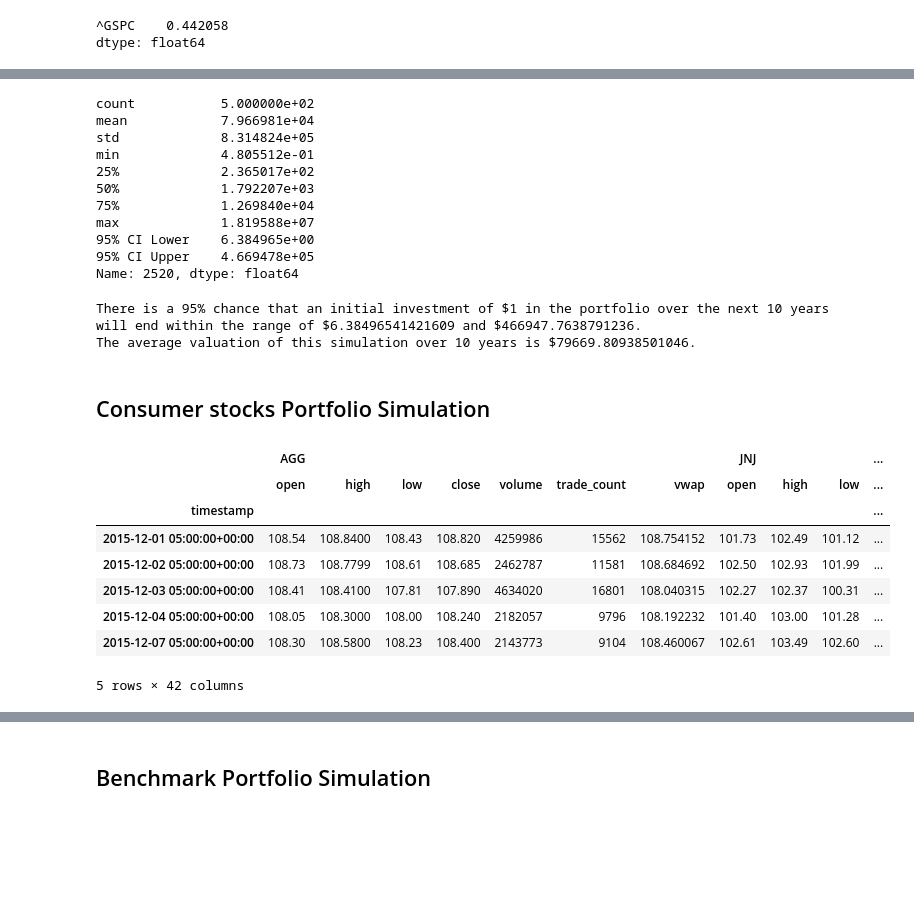
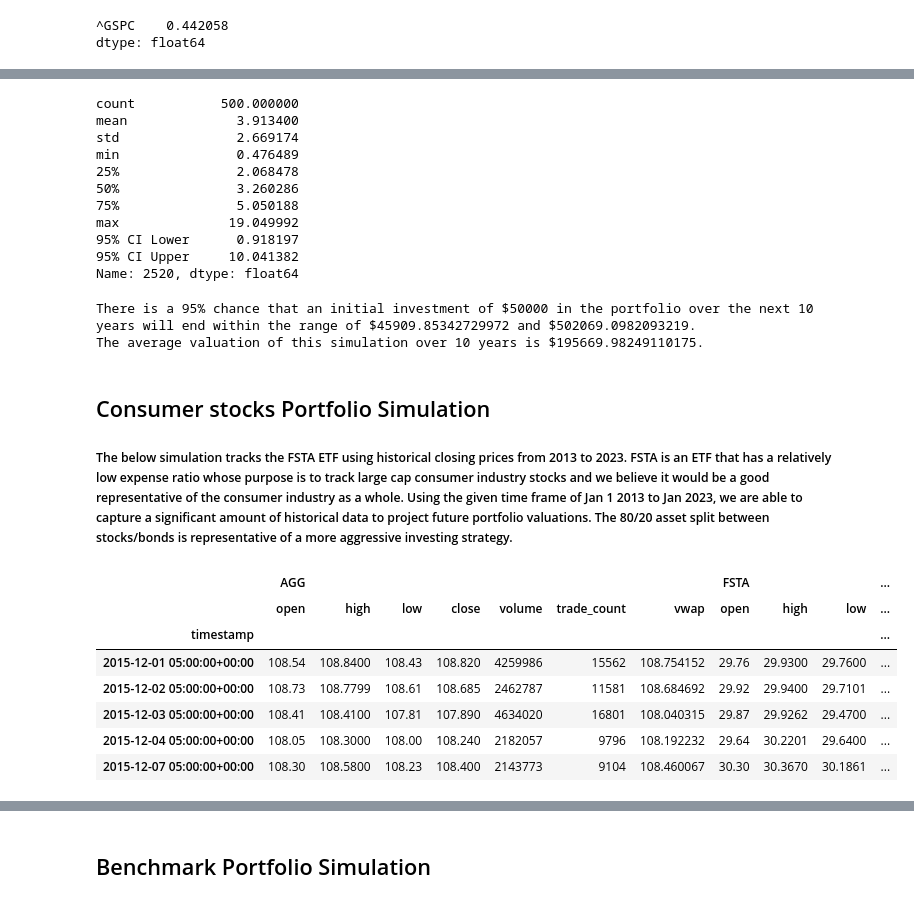
Before and after one commit to reiccv/Project_1_Portfolio_Analysis, a Jupyter notebook: Portfolio_Analysis_Tech_vs_Consumer.ipynb, the cells around one changed output, grey strips where cells are left out. Saved outputs shown, nothing was run; the diff lists cells and outputs as text; code cells hidden in the pictures; blank space fills up the shorter version.

```diff
--- a/Portfolio_Analysis_Tech_vs_Consumer.ipynb
+++ b/Portfolio_Analysis_Tech_vs_Consumer.ipynb
@@ -652,7 +642,7 @@ MC_10year_tech_summary_statistics = MC_10year_tech.summarize_cumulative_return()
 
 display(MC_10year_tech_summary_statistics)
 
-total_tech_stocks_bonds = 1
+total_tech_stocks_bonds = 50000
 
 ci_lower_10_cumulative_return_tech = MC_10year_tech_summary_statistics[8]*total_tech_stocks_bonds
 ci_upper_10_cumulative_return_tech = MC_10year_tech_summary_statistics[9]*total_tech_stocks_bonds
@@ -663,76 +653,67 @@ print(f"There is a 95% chance that an initial investment of ${total_tech_stocks_
 
 print(f"The average valuation of this simulation over 10 years is ${mean_10_cumulative_return_tech}.")
 # %% [output]
-count           5.000000e+02
-mean            7.966981e+04
-std             8.314824e+05
-min             4.805512e-01
-25%             2.365017e+02
-50%             1.792207e+03
-75%             1.269840e+04
-max             1.819588e+07
-95% CI Lower    6.384965e+00
-95% CI Upper    4.669478e+05
+count           500.000000
+mean              3.913400
+std               2.669174
+min               0.476489
+25%               2.068478
+50%               3.260286
+75%               5.050188
+max              19.049992
+95% CI Lower      0.918197
+95% CI Upper     10.041382
 Name: 2520, dtype: float64
-There is a 95% chance that an initial investment of $1 in the portfolio over the next 10 years will end within the range of $6.38496541421609 and $466947.7638791236.
-The average valuation of this simulation over 10 years is $79669.80938501046.
+There is a 95% chance that an initial investment of $50000 in the portfolio over the next 10 years will end within the range of $45909.85342729972 and $502069.0982093219.
+The average valuation of this simulation over 10 years is $195669.98249110175.
 # %% [markdown]
 ## Consumer stocks Portfolio Simulation
+
+##### The below simulation tracks the FSTA ETF using historical closing prices from 2013 to 2023. FSTA is an ETF that has a relatively low expense ratio whose purpose is to track large cap consumer industry stocks and we believe it would be a good representative of the consumer industry as a whole. Using the given time frame of Jan 1 2013 to Jan 2023, we are able to capture a significant amount of historical data to project future portfolio valuations. The 80/20 asset split between stocks/bonds is representative of a more aggressive investing strategy.
 # %%
 load_dotenv()
 
 alpaca_api_key = os.getenv("ALPACA_API_KEY")
 alpaca_secret_key = os.getenv("ALPACA_SECRET_KEY")
 type(alpaca_secret_key )
 
 
 alpaca = tradeapi.REST(
     alpaca_api_key,
     alpaca_secret_key,
     api_version = "v2"
 )
 
-tickers = ["AGG","JNJ", "K", "KO", "PG", "WMT"]
+tickers = ["AGG","FSTA"]
 
 timeframe = "1DAY"
 
-## use conservative time frame
-
 start_date = pd.Timestamp("2013-01-01", tz="America/New_York").isoformat()
-end_date = pd.Timestamp("2017-01-01", tz="America/New_York").isoformat()
+end_date = pd.Timestamp("2023-01-01", tz="America/New_York").isoformat()
 
 consumer_portfolio = alpaca.get_bars(
     tickers,
     timeframe,
     start = start_date,
     end = end_date
 ).df
 
 AGG = consumer_portfolio[consumer_portfolio['symbol']=='AGG'].drop('symbol', axis=1)
 
-JNJ = consumer_portfolio[consumer_portfolio['symbol']=='JNJ'].drop('symbol', axis=1)
+FSTA = consumer_portfolio[consumer_portfolio['symbol']=='FSTA'].drop('symbol', axis=1)
 
-K = consumer_portfolio[consumer_portfolio['symbol']=='K'].drop('symbol', axis=1)
-
-KO = consumer_portfolio[consumer_portfolio['symbol']=='KO'].drop('symbol', axis=1)
-
-PG = consumer_portfolio[consumer_portfolio['symbol']=='PG'].drop('symbol', axis=1)
-
-WMT = consumer_portfolio[consumer_portfolio['symbol']=='WMT'].drop('symbol', axis=1)
-
-consumer_portfolio = pd.concat([AGG,JNJ,K,KO,PG,WMT],axis=1, keys=['AGG','JNJ','K','KO','PG','WMT'])
+consumer_portfolio = pd.concat([AGG,FSTA],axis=1, keys=['AGG','FSTA'])
 
 consumer_portfolio.head()
 # %% [output]
-|  | AGG |  |  |  |  |  |  | JNJ |  |  | ... |
+|  | AGG |  |  |  |  |  |  | FSTA |  |  | ... |
 |  | open | high | low | close | volume | trade_count | vwap | open | high | low | ... |
 | timestamp |  |  |  |  |  |  |  |  |  |  | ... |
-| 2015-12-01 05:00:00+00:00 | 108.54 | 108.8400 | 108.43 | 108.820 | 4259986 | 15562 | 108.754152 | 101.73 | 102.49 | 101.12 | ... |
-| 2015-12-02 05:00:00+00:00 | 108.73 | 108.7799 | 108.61 | 108.685 | 2462787 | 11581 | 108.684692 | 102.50 | 102.93 | 101.99 | ... |
-| 2015-12-03 05:00:00+00:00 | 108.41 | 108.4100 | 107.81 | 107.890 | 4634020 | 16801 | 108.040315 | 102.27 | 102.37 | 100.31 | ... |
-| 2015-12-04 05:00:00+00:00 | 108.05 | 108.3000 | 108.00 | 108.240 | 2182057 | 9796 | 108.192232 | 101.40 | 103.00 | 101.28 | ... |
-| 2015-12-07 05:00:00+00:00 | 108.30 | 108.5800 | 108.23 | 108.400 | 2143773 | 9104 | 108.460067 | 102.61 | 103.49 | 102.60 | ... |
+| 2015-12-01 05:00:00+00:00 | 108.54 | 108.8400 | 108.43 | 108.820 | 4259986 | 15562 | 108.754152 | 29.76 | 29.9300 | 29.7600 | ... |
+| 2015-12-02 05:00:00+00:00 | 108.73 | 108.7799 | 108.61 | 108.685 | 2462787 | 11581 | 108.684692 | 29.92 | 29.9400 | 29.7101 | ... |
+| 2015-12-03 05:00:00+00:00 | 108.41 | 108.4100 | 107.81 | 107.890 | 4634020 | 16801 | 108.040315 | 29.87 | 29.9262 | 29.4700 | ... |
+| 2015-12-04 05:00:00+00:00 | 108.05 | 108.3000 | 108.00 | 108.240 | 2182057 | 9796 | 108.192232 | 29.64 | 30.2201 | 29.6400 | ... |
+| 2015-12-07 05:00:00+00:00 | 108.30 | 108.5800 | 108.23 | 108.400 | 2143773 | 9104 | 108.460067 | 30.30 | 30.3670 | 30.1861 | ... |
-5 rows × 42 columns
 # %%
 MC_10year_consumer = MCSimulation(
     portfolio_data = tech_portfolio,
```
Also changed, not shown: parts of 12 cells of this notebook.
